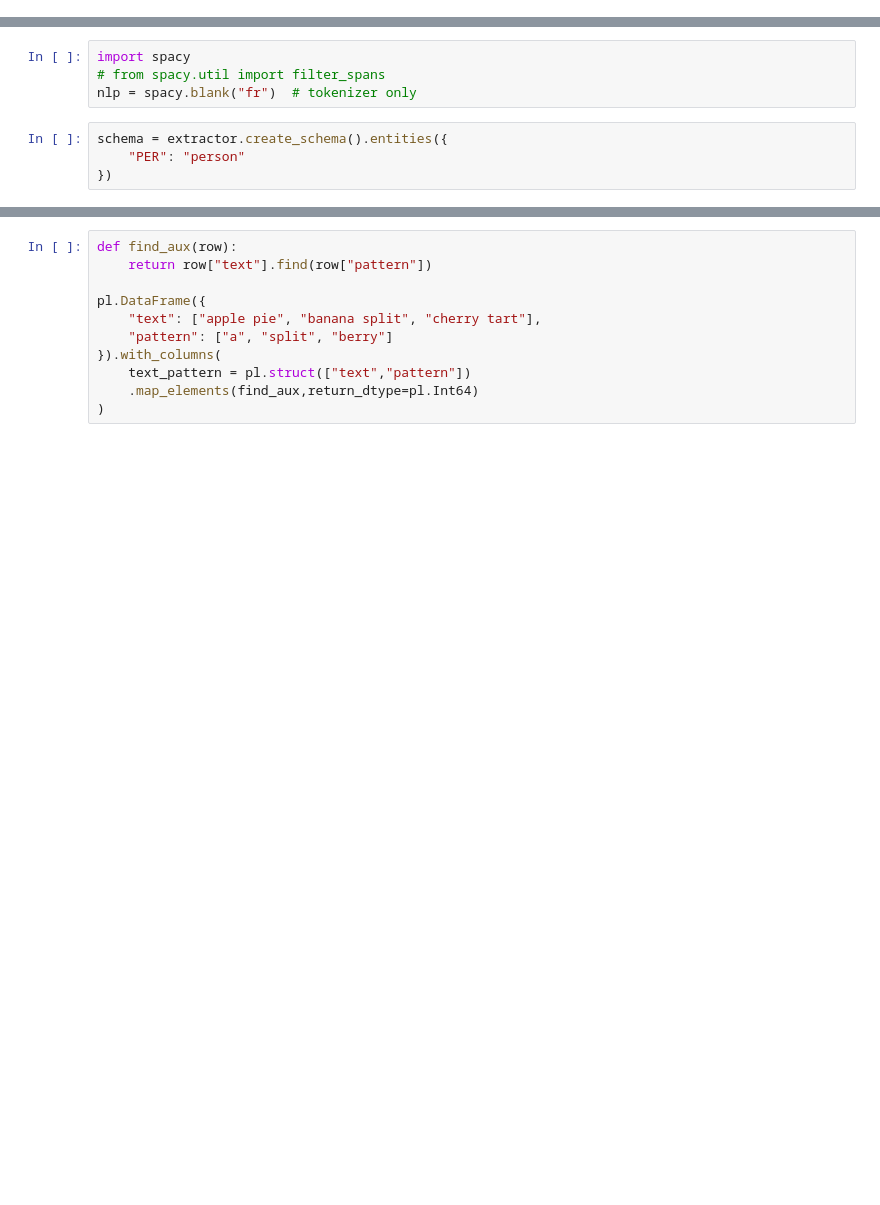
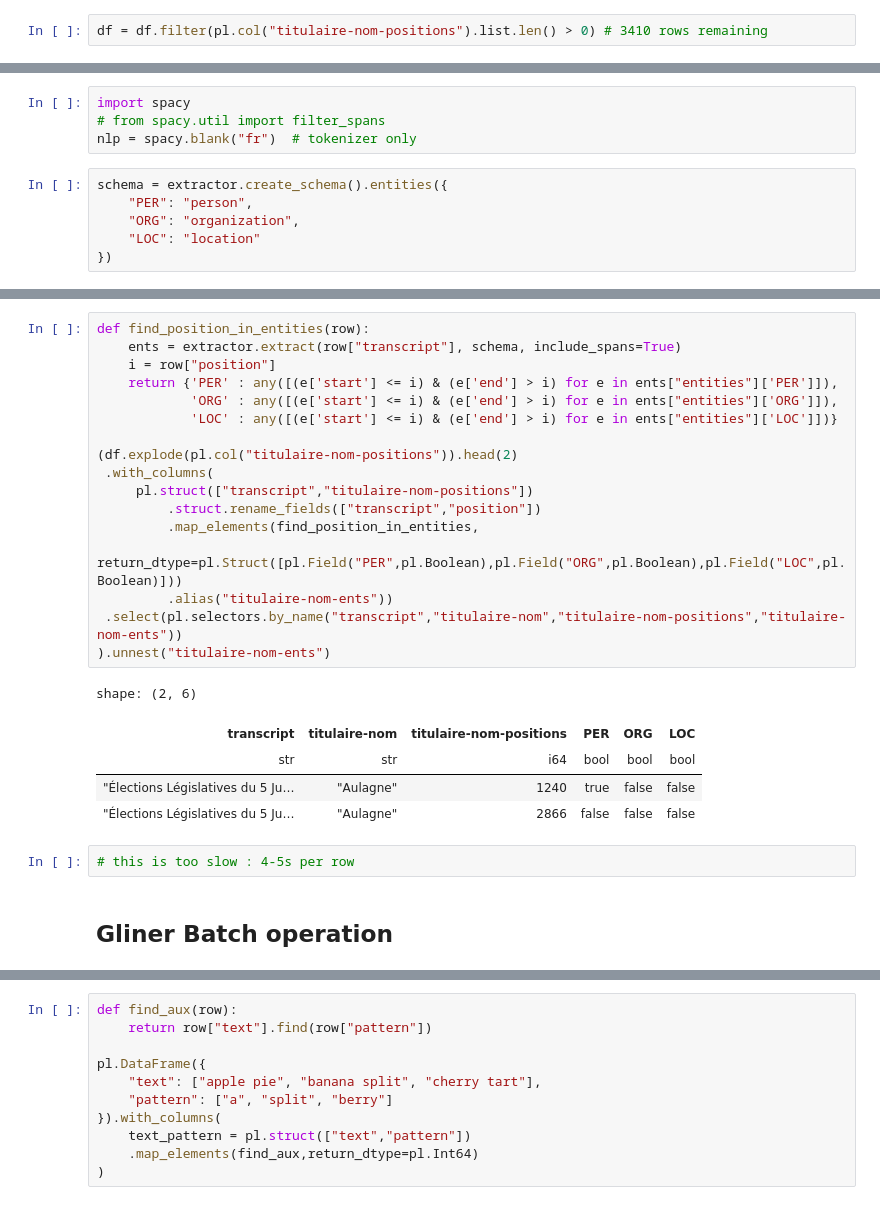
Before and after one commit to slithiaote/2026_NLP_project, a Jupyter notebook: Main.ipynb, the cells around one changed output, grey strips where cells are left out. Drawn from its saved outputs; the diff is of its cells as text; blank space fills up the shorter version.

```diff
--- a/Main.ipynb
+++ b/Main.ipynb
@@ -149,3 +149,5 @@ shape: (50, 3)
 | "Sciences Po / fonds CEVIPOF RE… | "Adevah-Poeuf" | [] |
 | "LA FRANCE UNIE AVEC Sciences P… | "Mocoeur" | [] |
 | "Sciences Po / fonds CEVIPOF AV… | "Saint-Cricq" | [] |
+# %%
+df = df.filter(pl.col("titulaire-nom-positions").list.len() > 0) # 3410 rows remaining
@@ -173,7 +190,9 @@ import spacy
 nlp = spacy.blank("fr")  # tokenizer only
 # %%
 schema = extractor.create_schema().entities({
-    "PER": "person"
+    "PER": "person",
+    "ORG": "organization",
+    "LOC": "location"
 })
 # %%
 extractor.extract(df.item(0, "transcript"), schema, include_spans=True)
@@ -199,0 +233,27 @@ shape: (3, 3)
+# %%
+def find_position_in_entities(row):
+    ents = extractor.extract(row["transcript"], schema, include_spans=True)
+    i = row["position"]
+    return {'PER' : any([(e['start'] <= i) & (e['end'] > i) for e in ents["entities"]['PER']]),
+            'ORG' : any([(e['start'] <= i) & (e['end'] > i) for e in ents["entities"]['ORG']]),
+            'LOC' : any([(e['start'] <= i) & (e['end'] > i) for e in ents["entities"]['LOC']])}
+
+(df.explode(pl.col("titulaire-nom-positions")).head(2)
+ .with_columns(
+     pl.struct(["transcript","titulaire-nom-positions"])
+         .struct.rename_fields(["transcript","position"])
+         .map_elements(find_position_in_entities,
+                       return_dtype=pl.Struct([pl.Field("PER",pl.Boolean),pl.Field("ORG",pl.Boolean),pl.Field("LOC",pl.Boolean)]))
+         .alias("titulaire-nom-ents"))
+ .select(pl.selectors.by_name("transcript","titulaire-nom","titulaire-nom-positions","titulaire-nom-ents"))
+).unnest("titulaire-nom-ents")
+# %% [output]
+shape: (2, 6)
+| transcript | titulaire-nom | titulaire-nom-positions | PER | ORG | LOC |
+| str | str | i64 | bool | bool | bool |
+| "Élections Législatives du 5 Ju… | "Aulagne" | 1240 | true | false | false |
+| "Élections Législatives du 5 Ju… | "Aulagne" | 2866 | false | false | false |
+# %%
+# this is too slow : 4-5s per row
+# %% [markdown]
+## Gliner Batch operation
```
Also changed, not shown: parts of 20 cells of this notebook, 2 other files.
